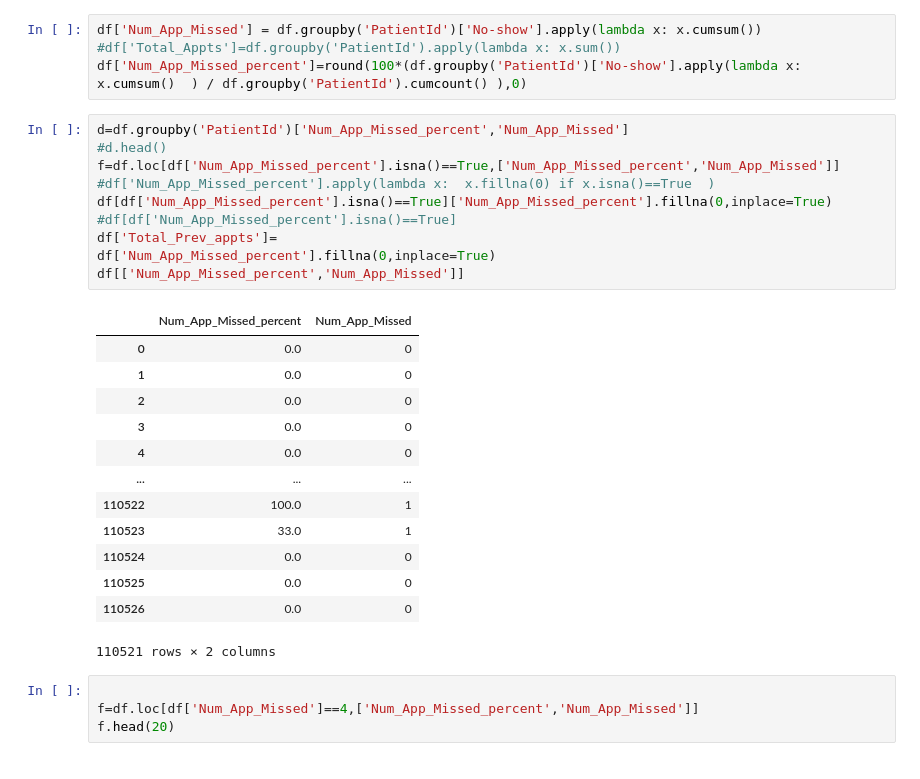
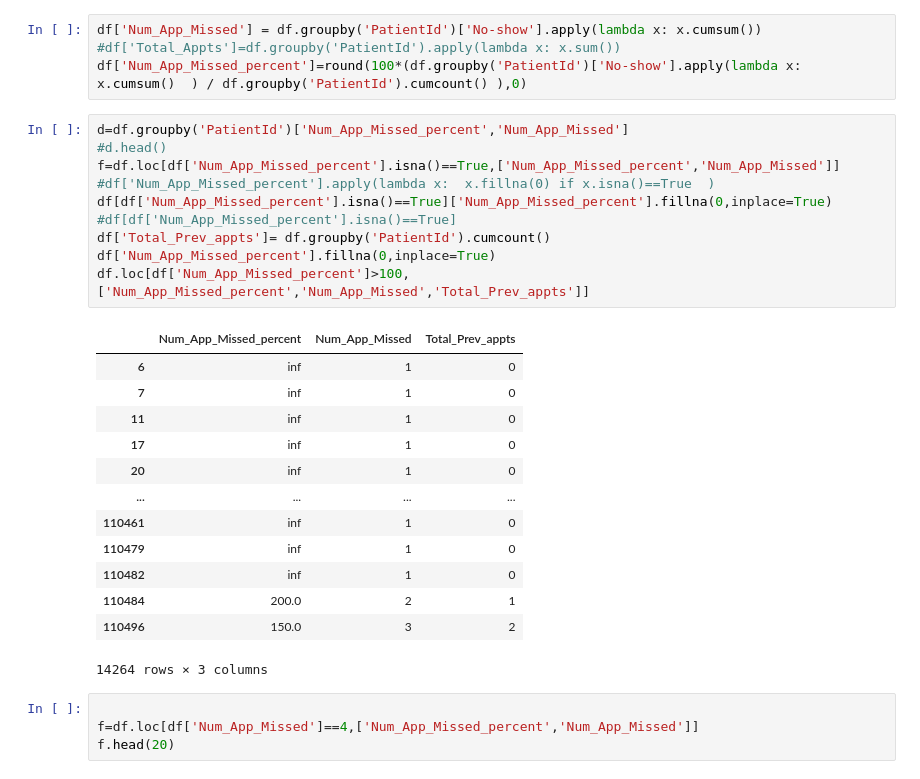
Before and after one commit to druvz/NoShow, a Jupyter notebook: predicting_no_shows_at_medical_appointments_v3.ipynb, the cells around one changed output. Cells and saved outputs as stored; diff of their text form.

```diff
--- a/predicting_no_shows_at_medical_appointments_v3.ipynb
+++ b/predicting_no_shows_at_medical_appointments_v3.ipynb
@@ -480,27 +480,27 @@ df['Num_App_Missed_percent']=round(100*(df.groupby('PatientId')['No-show'].apply
 # %%
 d=df.groupby('PatientId')['Num_App_Missed_percent','Num_App_Missed']
 #d.head()
 f=df.loc[df['Num_App_Missed_percent'].isna()==True,['Num_App_Missed_percent','Num_App_Missed']]
 #df['Num_App_Missed_percent'].apply(lambda x:  x.fillna(0) if x.isna()==True  )
 df[df['Num_App_Missed_percent'].isna()==True]['Num_App_Missed_percent'].fillna(0,inplace=True)
 #df[df['Num_App_Missed_percent'].isna()==True]
-df['Total_Prev_appts']=
+df['Total_Prev_appts']= df.groupby('PatientId').cumcount()
 df['Num_App_Missed_percent'].fillna(0,inplace=True)
-df[['Num_App_Missed_percent','Num_App_Missed']]
+df.loc[df['Num_App_Missed_percent']>100,['Num_App_Missed_percent','Num_App_Missed','Total_Prev_appts']]
 # %% [output]
-|  | Num_App_Missed_percent | Num_App_Missed |
-| 0 | 0.0 | 0 |
-| 1 | 0.0 | 0 |
-| 2 | 0.0 | 0 |
-| 3 | 0.0 | 0 |
-| 4 | 0.0 | 0 |
-| ... | ... | ... |
-| 110522 | 100.0 | 1 |
-| 110523 | 33.0 | 1 |
-| 110524 | 0.0 | 0 |
-| 110525 | 0.0 | 0 |
-| 110526 | 0.0 | 0 |
+|  | Num_App_Missed_percent | Num_App_Missed | Total_Prev_appts |
+| 6 | inf | 1 | 0 |
+| 7 | inf | 1 | 0 |
+| 11 | inf | 1 | 0 |
+| 17 | inf | 1 | 0 |
+| 20 | inf | 1 | 0 |
+| ... | ... | ... | ... |
+| 110461 | inf | 1 | 0 |
+| 110479 | inf | 1 | 0 |
+| 110482 | inf | 1 | 0 |
+| 110484 | 200.0 | 2 | 1 |
+| 110496 | 150.0 | 3 | 2 |
-110521 rows × 2 columns
+14264 rows × 3 columns
 # %%
 
 f=df.loc[df['Num_App_Missed']==4,['Num_App_Missed_percent','Num_App_Missed']]
```
Also changed, not shown: parts of 5 cells of this notebook.
